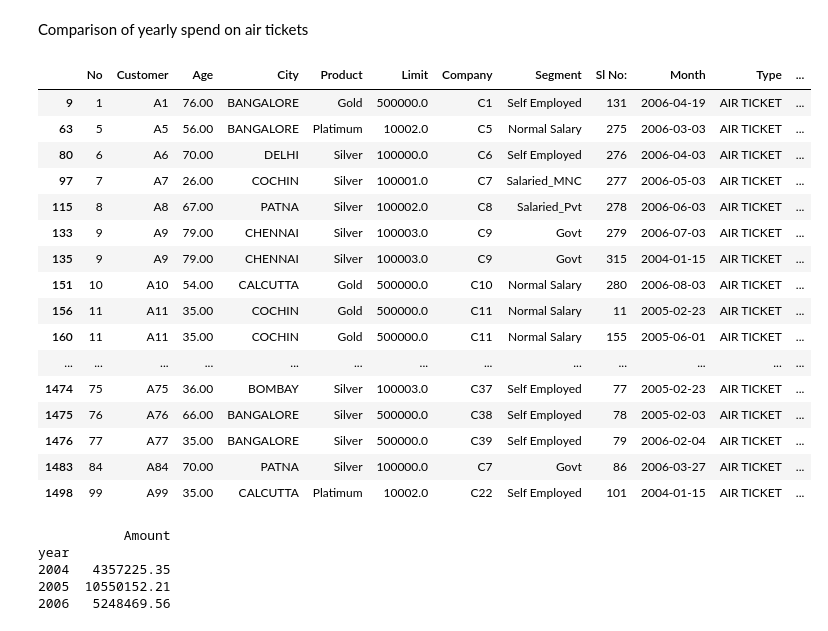
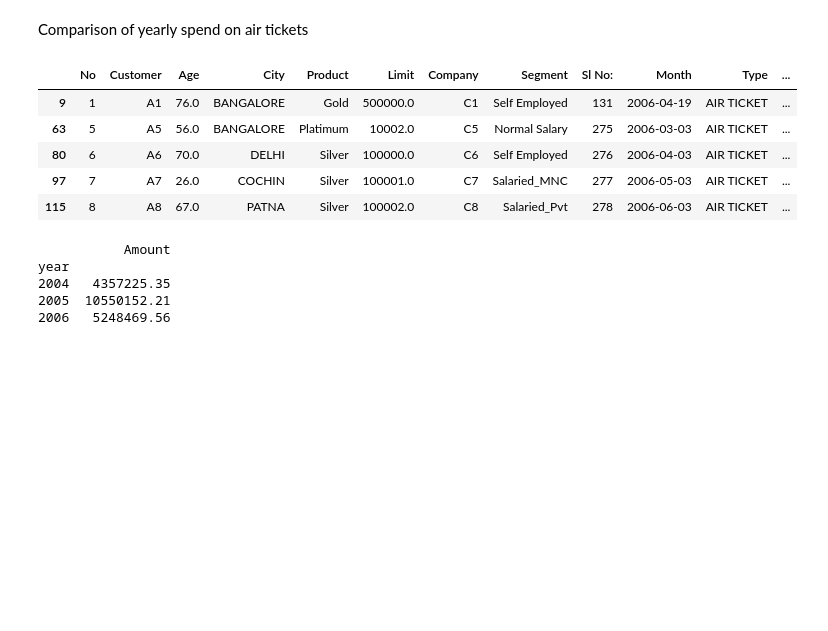
Before and after one commit to Samplergithub769/DATA-EXPLORATORY-ANALYSIS-FOR-CREDIT-CARD-DATA, a Jupyter notebook: Case Study Credit Card.ipynb, the cells around one changed output. Cells and saved outputs as stored; diff of their text form; code cells hidden in the pictures; blank space fills up the shorter version.

```diff
--- a/Case Study Credit Card.ipynb
+++ b/Case Study Credit Card.ipynb
@@ -485,25 +481,14 @@ plt.show()
  Comparison of yearly spend on air tickets
 # %%
 filtered_data=spend_customer.loc[(spend_customer['Type']=='AIR TICKET')]
-filtered_data
+filtered_data.head()
 # %% [output]
 |  | No | Customer | Age | City | Product | Limit | Company | Segment | Sl No: | Month | Type | ... |
-| 9 | 1 | A1 | 76.00 | BANGALORE | Gold | 500000.0 | C1 | Self Employed | 131 | 2006-04-19 | AIR TICKET | ... |
-| 63 | 5 | A5 | 56.00 | BANGALORE | Platimum | 10002.0 | C5 | Normal Salary | 275 | 2006-03-03 | AIR TICKET | ... |
-| 80 | 6 | A6 | 70.00 | DELHI | Silver | 100000.0 | C6 | Self Employed | 276 | 2006-04-03 | AIR TICKET | ... |
-| 97 | 7 | A7 | 26.00 | COCHIN | Silver | 100001.0 | C7 | Salaried_MNC | 277 | 2006-05-03 | AIR TICKET | ... |
-| 115 | 8 | A8 | 67.00 | PATNA | Silver | 100002.0 | C8 | Salaried_Pvt | 278 | 2006-06-03 | AIR TICKET | ... |
-| 133 | 9 | A9 | 79.00 | CHENNAI | Silver | 100003.0 | C9 | Govt | 279 | 2006-07-03 | AIR TICKET | ... |
-| 135 | 9 | A9 | 79.00 | CHENNAI | Silver | 100003.0 | C9 | Govt | 315 | 2004-01-15 | AIR TICKET | ... |
-| 151 | 10 | A10 | 54.00 | CALCUTTA | Gold | 500000.0 | C10 | Normal Salary | 280 | 2006-08-03 | AIR TICKET | ... |
-| 156 | 11 | A11 | 35.00 | COCHIN | Gold | 500000.0 | C11 | Normal Salary | 11 | 2005-02-23 | AIR TICKET | ... |
-| 160 | 11 | A11 | 35.00 | COCHIN | Gold | 500000.0 | C11 | Normal Salary | 155 | 2005-06-01 | AIR TICKET | ... |
-| ... | ... | ... | ... | ... | ... | ... | ... | ... | ... | ... | ... | ... |
-| 1474 | 75 | A75 | 36.00 | BOMBAY | Silver | 100003.0 | C37 | Self Employed | 77 | 2005-02-23 | AIR TICKET | ... |
-| 1475 | 76 | A76 | 66.00 | BANGALORE | Silver | 500000.0 | C38 | Self Employed | 78 | 2005-02-03 | AIR TICKET | ... |
-| 1476 | 77 | A77 | 35.00 | BANGALORE | Silver | 500000.0 | C39 | Self Employed | 79 | 2006-02-04 | AIR TICKET | ... |
-| 1483 | 84 | A84 | 70.00 | PATNA | Silver | 100000.0 | C7 | Govt | 86 | 2006-03-27 | AIR TICKET | ... |
-| 1498 | 99 | A99 | 35.00 | CALCUTTA | Platimum | 10002.0 | C22 | Self Employed | 101 | 2004-01-15 | AIR TICKET | ... |
+| 9 | 1 | A1 | 76.0 | BANGALORE | Gold | 500000.0 | C1 | Self Employed | 131 | 2006-04-19 | AIR TICKET | ... |
+| 63 | 5 | A5 | 56.0 | BANGALORE | Platimum | 10002.0 | C5 | Normal Salary | 275 | 2006-03-03 | AIR TICKET | ... |
+| 80 | 6 | A6 | 70.0 | DELHI | Silver | 100000.0 | C6 | Self Employed | 276 | 2006-04-03 | AIR TICKET | ... |
+| 97 | 7 | A7 | 26.0 | COCHIN | Silver | 100001.0 | C7 | Salaried_MNC | 277 | 2006-05-03 | AIR TICKET | ... |
+| 115 | 8 | A8 | 67.0 | PATNA | Silver | 100002.0 | C8 | Salaried_Pvt | 278 | 2006-06-03 | AIR TICKET | ... |
 # %%
 pivot_table=filtered_data.pivot_table(index="year",values='Amount',aggfunc=sum)
 print(pivot_table)
```
Also changed, not shown: parts of 3 cells of this notebook.
